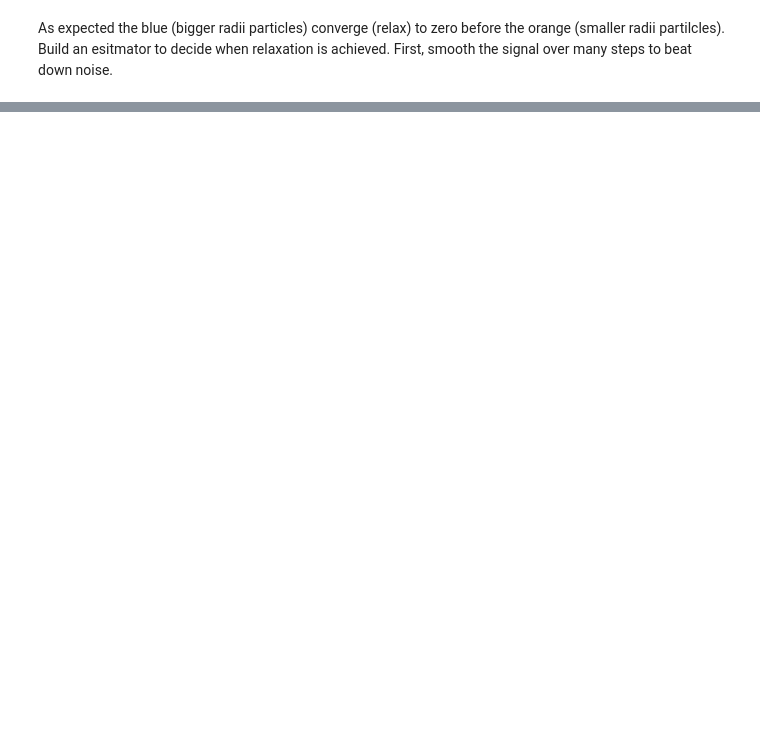
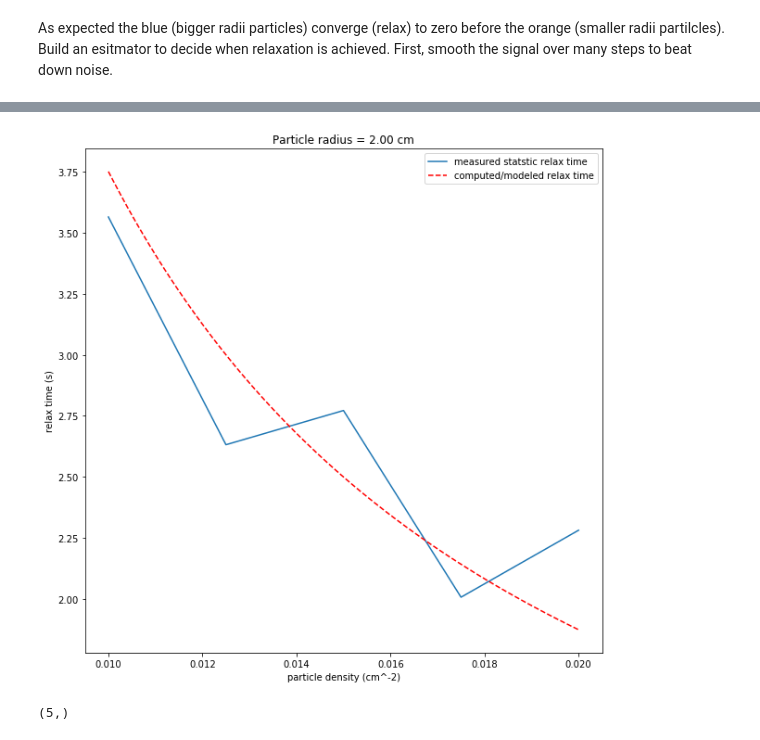
Before and after one commit to csayres/astro507, a Jupyter notebook: hw1/sayreshw1.ipynb, the cells around one changed output, grey strips where cells are left out. Drawn from its saved outputs; the diff is of its cells as text; code cells hidden in the pictures; blank space fills up the shorter version.

```diff
--- a/hw1/sayreshw1.ipynb
+++ b/hw1/sayreshw1.ipynb
@@ -407,0 +436,58 @@ for radius in [0.5, 1, 1.5, 2]:
+# %%
+import time
+# fix radius at 2 and velocity at 20
+# look at relaxation time as a function of particle density
+# average over nSeeds trials at each grid point
+width = 200
+height = 200
+dt = 0.002
+steps = 5000
+velocity = 20
+saveEvery = 1
+mass = 1
+radius = 2
+measuredTimes = []
+particlesList = numpy.array([400, 500, 600, 700, 800])
+densities = particlesList / (width*height)
+for particles in particlesList:
+    # average over nSeeds trials at each particle count
+
+    def runSim(seed):
+        # function for using multiprocessing
+        box = Box(height, width, seed)
+        for particle in range(particles):
+            box.addRandomParticle(mass, radius, velocity)
+        box.runSim(steps, dt, saveEvery)
+        return box.particleSteps
+
+    p = Pool(nSeeds)
+    simOutputs = p.map(runSim, seeds)
+    p.close()
+
+    particleSteps = simOutputs[0]
+    for seed in range(1,nSeeds):
+        ps = simOutputs[seed]
+        for ii, particleStep in enumerate(ps):
+            particleSteps[ii] += particleStep # append to array at each timestep
+
+    tRelax = measureRelaxTime(particleSteps, dt)
+    measuredTimes.append(tRelax)
+
+
+plt.figure(figsize=(10,10))
+# # plot the measured relax times
+plt.plot(densities, measuredTimes, label="measured statstic relax time")
+# # plot a computed curve of relax times
+dd = numpy.linspace(densities[0], densities[-1], 100)
+plt.plot(dd, computeRelaxTime(radius, velocity, dd), "--r", label="computed/modeled relax time")
+plt.xlabel("particle density (cm^-2)")
+plt.ylabel("relax time (s)")
+plt.title("Particle radius = %.2f cm"%(radius))
+plt.legend()
+plt.show()
+# %% [output]
+[figure, added]
+# %%
+numpy.array(measuredTimes).shape
+# %% [output]
+(5,)
```
Also changed, not shown: parts of 17 cells of this notebook, 3 other files.
